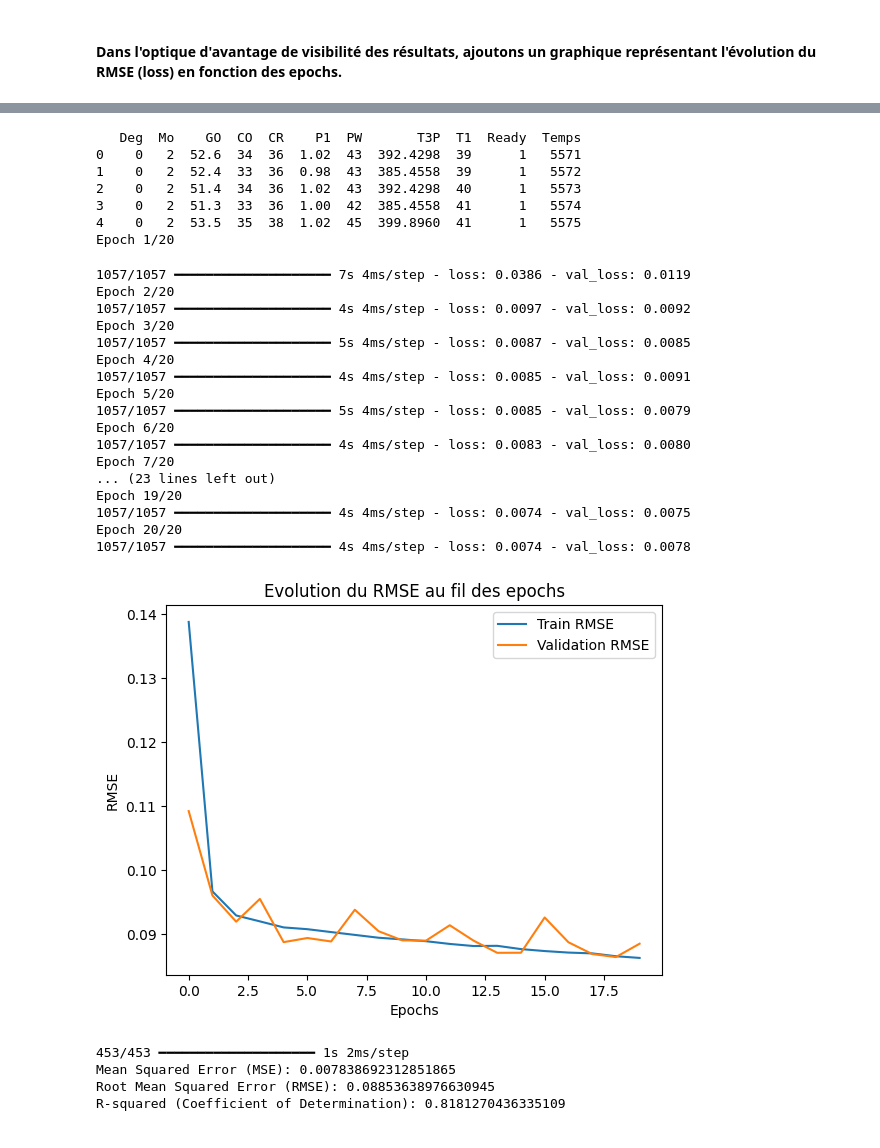
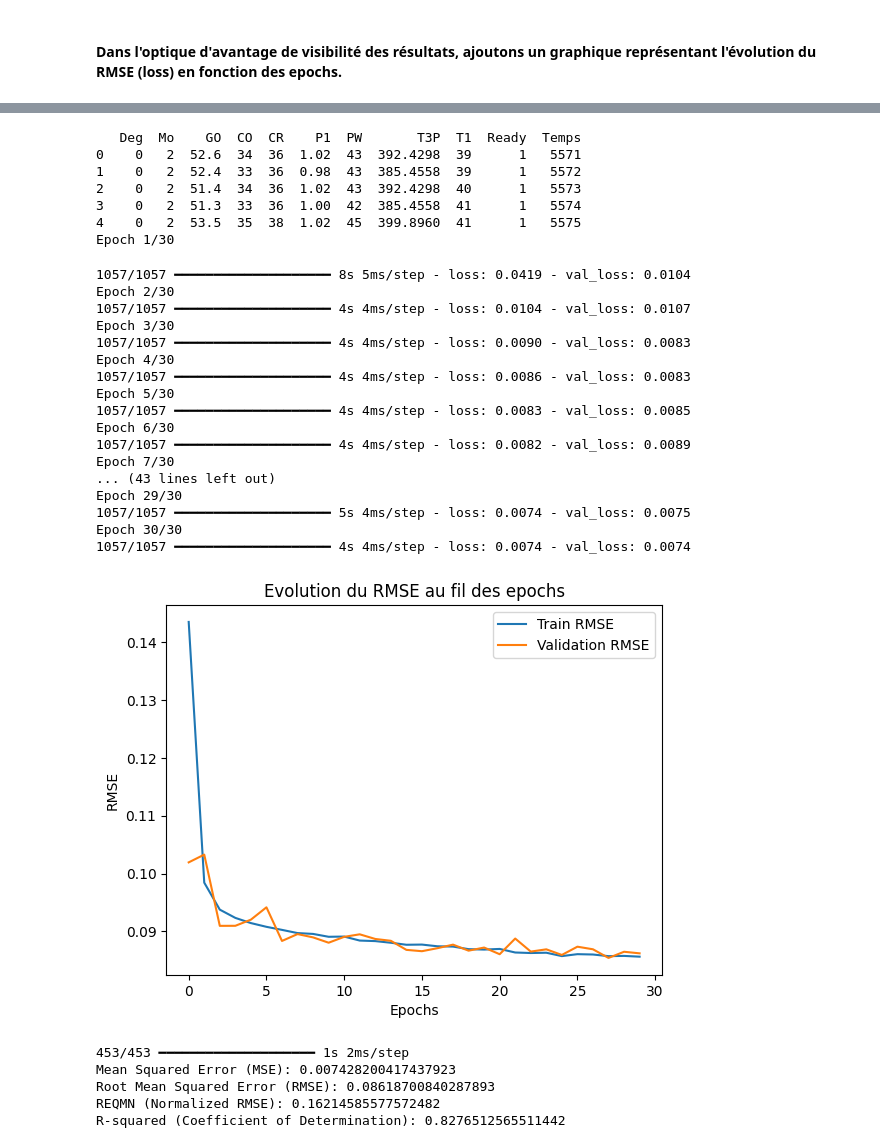
Before and after one commit to cordebar5u/PerformanceEvaluation_DataProcessing, a Jupyter notebook: projet4.ipynb, the cells around one changed output, grey strips where cells are left out. Saved outputs shown, nothing was run; the diff lists cells and outputs as text; code cells hidden in the pictures.

Commit message:
[FEAT] Utilisation de l'indicateur de santé T3P pour le RNN + des visualisations

```diff
--- a/projet4.ipynb
+++ b/projet4.ipynb
@@ -53,7 +53,7 @@ model.add(Dense(1))
 model.compile(optimizer='adam', loss='mean_squared_error')
 
 # Enregistrement de l'historique d'entraînement
-history = model.fit(X_train, y_train, epochs=20, batch_size=32, validation_data=(X_test, y_test))
+history = model.fit(X_train, y_train, epochs=30, batch_size=32, validation_data=(X_test, y_test))
 
 # Tracer le RMSE (loss)
 plt.plot(np.sqrt(history.history['loss']), label='Train RMSE')
@@ -67,9 +67,14 @@ plt.show()
 predictions = model.predict(X_test)
 mse = mean_squared_error(y_test, predictions)
 rmse = np.sqrt(mse)
+mean_y = np.mean(y_test)
+reqmn = rmse / mean_y  # Calcul du REQMN
+
 r_squared = r2_score(y_test, predictions)
 
+# Affichage des résultats
 print("Mean Squared Error (MSE):", mse)
 print("Root Mean Squared Error (RMSE):", rmse)
+print("REQMN (Normalized RMSE):", reqmn)
 print("R-squared (Coefficient of Determination):", r_squared)
 # %% [output]
@@ -77,30 +82,31 @@ print("R-squared (Coefficient of Determination):", r_squared)
 To enable the following instructions: AVX2 FMA, in other operations, rebuild TensorFlow with the appropriate compiler flags.
    Deg  Mo    GO  CO  CR    P1  PW       T3P  T1  Ready  Temps
 0    0   2  52.6  34  36  1.02  43  392.4298  39      1   5571
 1    0   2  52.4  33  36  0.98  43  385.4558  39      1   5572
 2    0   2  51.4  34  36  1.02  43  392.4298  40      1   5573
 3    0   2  51.3  33  36  1.00  42  385.4558  41      1   5574
 4    0   2  53.5  35  38  1.02  45  399.8960  41      1   5575
-Epoch 1/20
+Epoch 1/30
-1057/1057 ━━━━━━━━━━━━━━━━━━━━ 7s 4ms/step - loss: 0.0386 - val_loss: 0.0119
-Epoch 2/20
-1057/1057 ━━━━━━━━━━━━━━━━━━━━ 4s 4ms/step - loss: 0.0097 - val_loss: 0.0092
-Epoch 3/20
-1057/1057 ━━━━━━━━━━━━━━━━━━━━ 5s 4ms/step - loss: 0.0087 - val_loss: 0.0085
-Epoch 4/20
-1057/1057 ━━━━━━━━━━━━━━━━━━━━ 4s 4ms/step - loss: 0.0085 - val_loss: 0.0091
-Epoch 5/20
-1057/1057 ━━━━━━━━━━━━━━━━━━━━ 5s 4ms/step - loss: 0.0085 - val_loss: 0.0079
-Epoch 6/20
-1057/1057 ━━━━━━━━━━━━━━━━━━━━ 4s 4ms/step - loss: 0.0083 - val_loss: 0.0080
-Epoch 7/20
-... (23 lines left out)
-Epoch 19/20
-1057/1057 ━━━━━━━━━━━━━━━━━━━━ 4s 4ms/step - loss: 0.0074 - val_loss: 0.0075
-Epoch 20/20
-1057/1057 ━━━━━━━━━━━━━━━━━━━━ 4s 4ms/step - loss: 0.0074 - val_loss: 0.0078
+1057/1057 ━━━━━━━━━━━━━━━━━━━━ 8s 5ms/step - loss: 0.0419 - val_loss: 0.0104
+Epoch 2/30
+1057/1057 ━━━━━━━━━━━━━━━━━━━━ 4s 4ms/step - loss: 0.0104 - val_loss: 0.0107
+Epoch 3/30
+1057/1057 ━━━━━━━━━━━━━━━━━━━━ 4s 4ms/step - loss: 0.0090 - val_loss: 0.0083
+Epoch 4/30
+1057/1057 ━━━━━━━━━━━━━━━━━━━━ 4s 4ms/step - loss: 0.0086 - val_loss: 0.0083
+Epoch 5/30
+1057/1057 ━━━━━━━━━━━━━━━━━━━━ 4s 4ms/step - loss: 0.0083 - val_loss: 0.0085
+Epoch 6/30
+1057/1057 ━━━━━━━━━━━━━━━━━━━━ 4s 4ms/step - loss: 0.0082 - val_loss: 0.0089
+Epoch 7/30
+... (43 lines left out)
+Epoch 29/30
+1057/1057 ━━━━━━━━━━━━━━━━━━━━ 5s 4ms/step - loss: 0.0074 - val_loss: 0.0075
+Epoch 30/30
+1057/1057 ━━━━━━━━━━━━━━━━━━━━ 4s 4ms/step - loss: 0.0074 - val_loss: 0.0074
-[figure, old version]
+[figure, new version]
 453/453 ━━━━━━━━━━━━━━━━━━━━ 1s 2ms/step
-Mean Squared Error (MSE): 0.007838692312851865
-Root Mean Squared Error (RMSE): 0.08853638976630945
-R-squared (Coefficient of Determination): 0.8181270436335109
+Mean Squared Error (MSE): 0.007428200417437923
+Root Mean Squared Error (RMSE): 0.08618700840287893
+REQMN (Normalized RMSE): 0.16214585577572482
+R-squared (Coefficient of Determination): 0.8276512565511442
```
Also changed, not shown: parts of 1 cell of this notebook, 4 other files.
